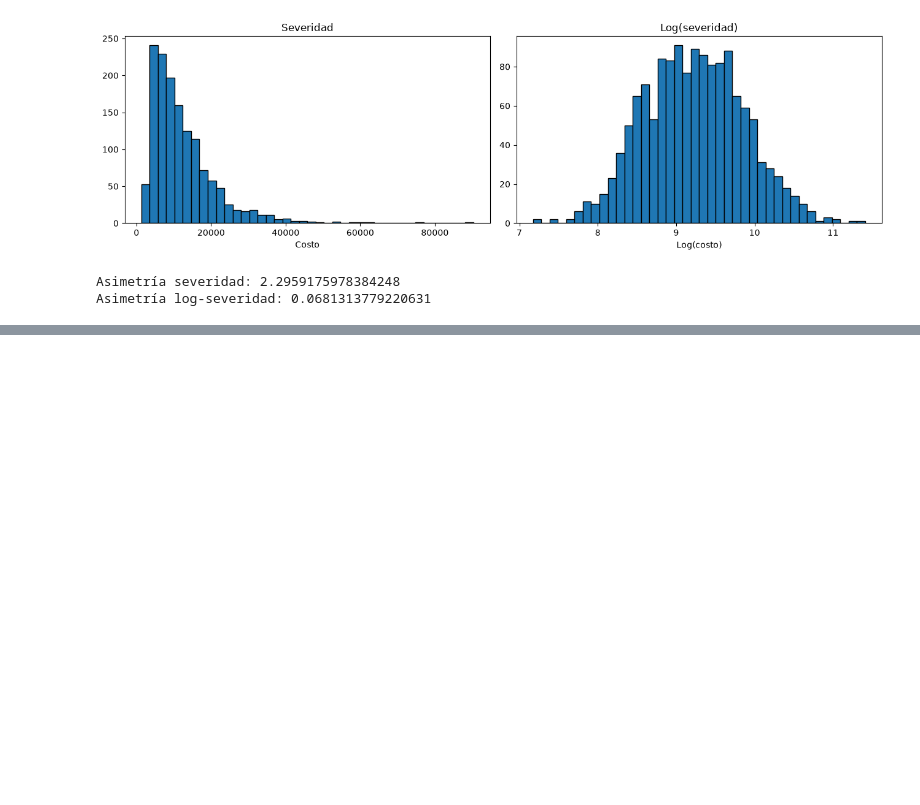
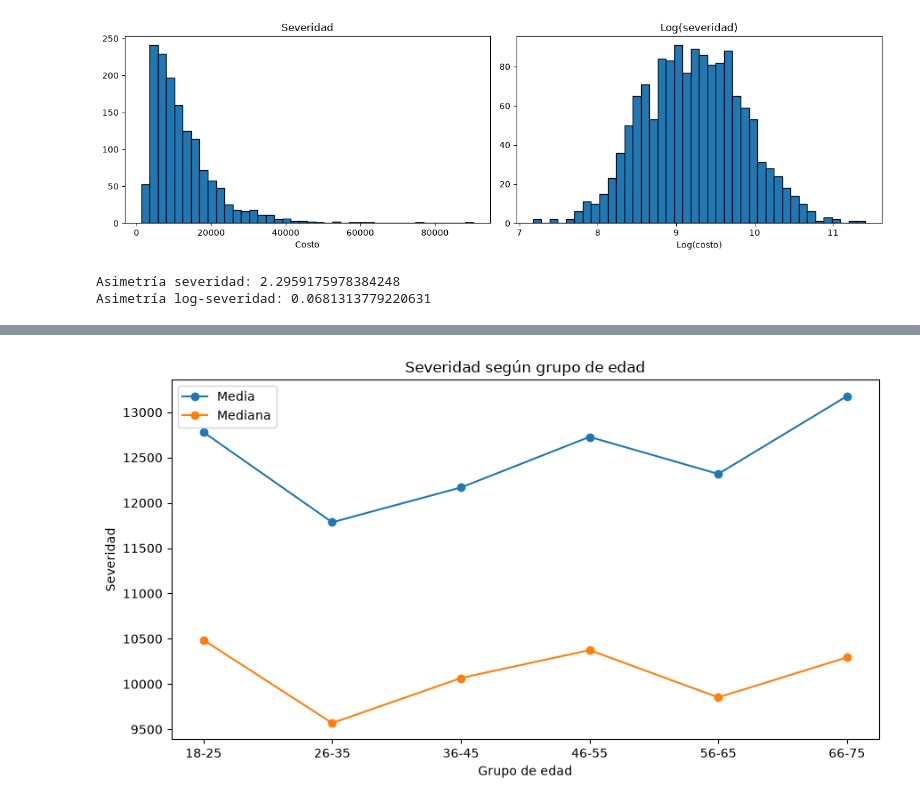
Before and after one commit to ActuarioDereckFuzz/Modelos_estadisticosvsMLvsDeep-Learning, a Jupyter notebook: notebooks/02_eda.ipynb, the cells around one changed output, grey strips where cells are left out. Drawn from its saved outputs; the diff is of its cells as text; code cells hidden in the pictures; blank space fills up the shorter version.

```diff
--- a/notebooks/02_eda.ipynb
+++ b/notebooks/02_eda.ipynb
@@ -1045,0 +1187,13 @@ Asimetría log-severidad: 0.0681313779220631
+# %%
+sev_edad = (
+    df_severity
+    .groupby("grupo_edad", observed=True)
+    .agg(
+        severidad_media=("severidad_promedio", "mean"),
+        severidad_mediana=("severidad_promedio", "median"),
+        polizas=("severidad_promedio", "size")
+    )
+    .reset_index()
+)
+
+sev_edad
@@ -1045,0 +1208,26 @@ Asimetría log-severidad: 0.0681313779220631
+# %%
+plt.figure(figsize=(9, 5))
+
+plt.plot(
+    sev_edad["grupo_edad"].astype(str),
+    sev_edad["severidad_media"],
+    marker="o",
+    label="Media"
+)
+
+plt.plot(
+    sev_edad["grupo_edad"].astype(str),
+    sev_edad["severidad_mediana"],
+    marker="o",
+    label="Mediana"
+)
+
+plt.title("Severidad según grupo de edad")
+plt.xlabel("Grupo de edad")
+plt.ylabel("Severidad")
+plt.legend()
+
+plt.tight_layout()
+plt.show()
+# %% [output]
+[figure, added]
```
Also changed, not shown: parts of 8 cells of this notebook.
